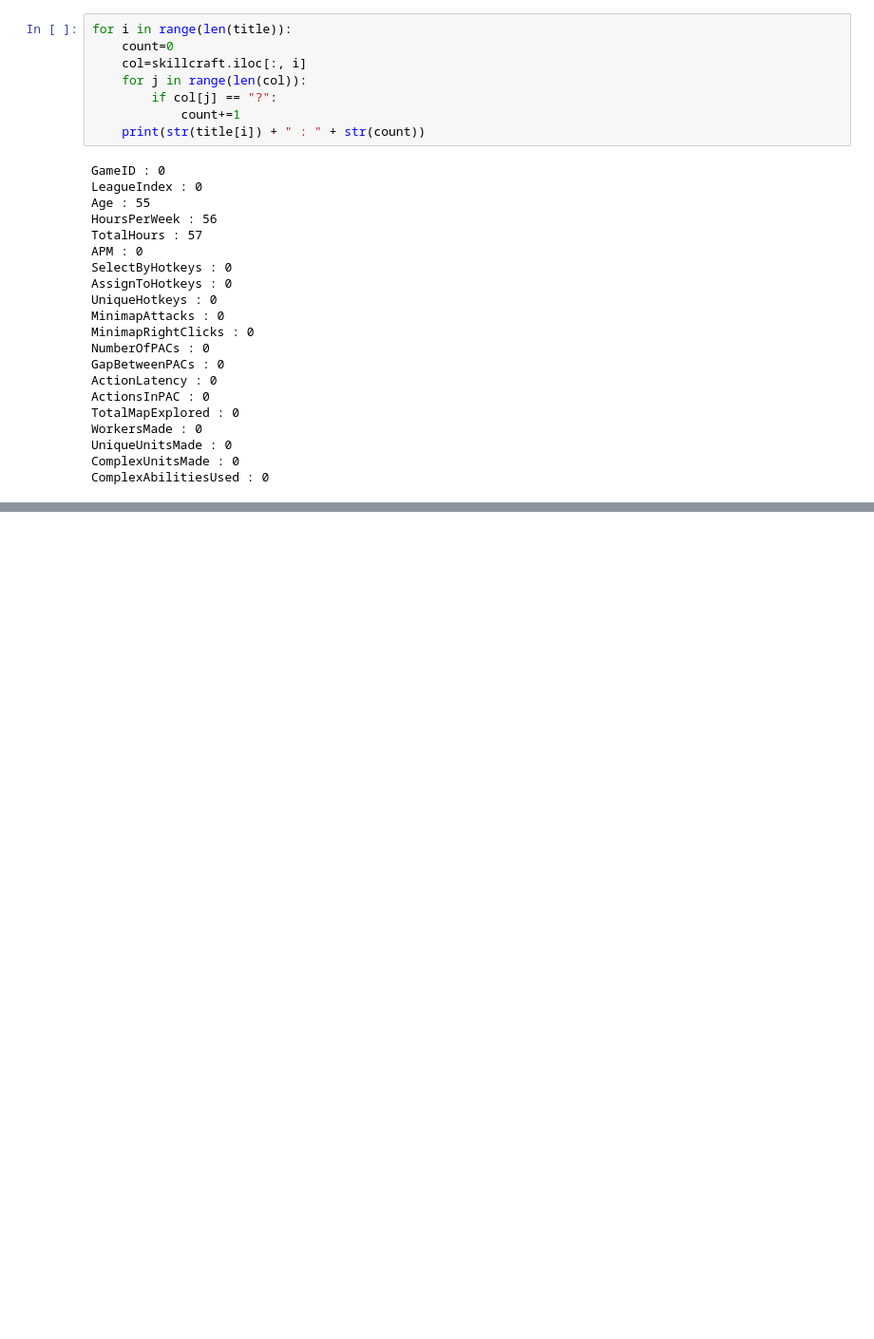
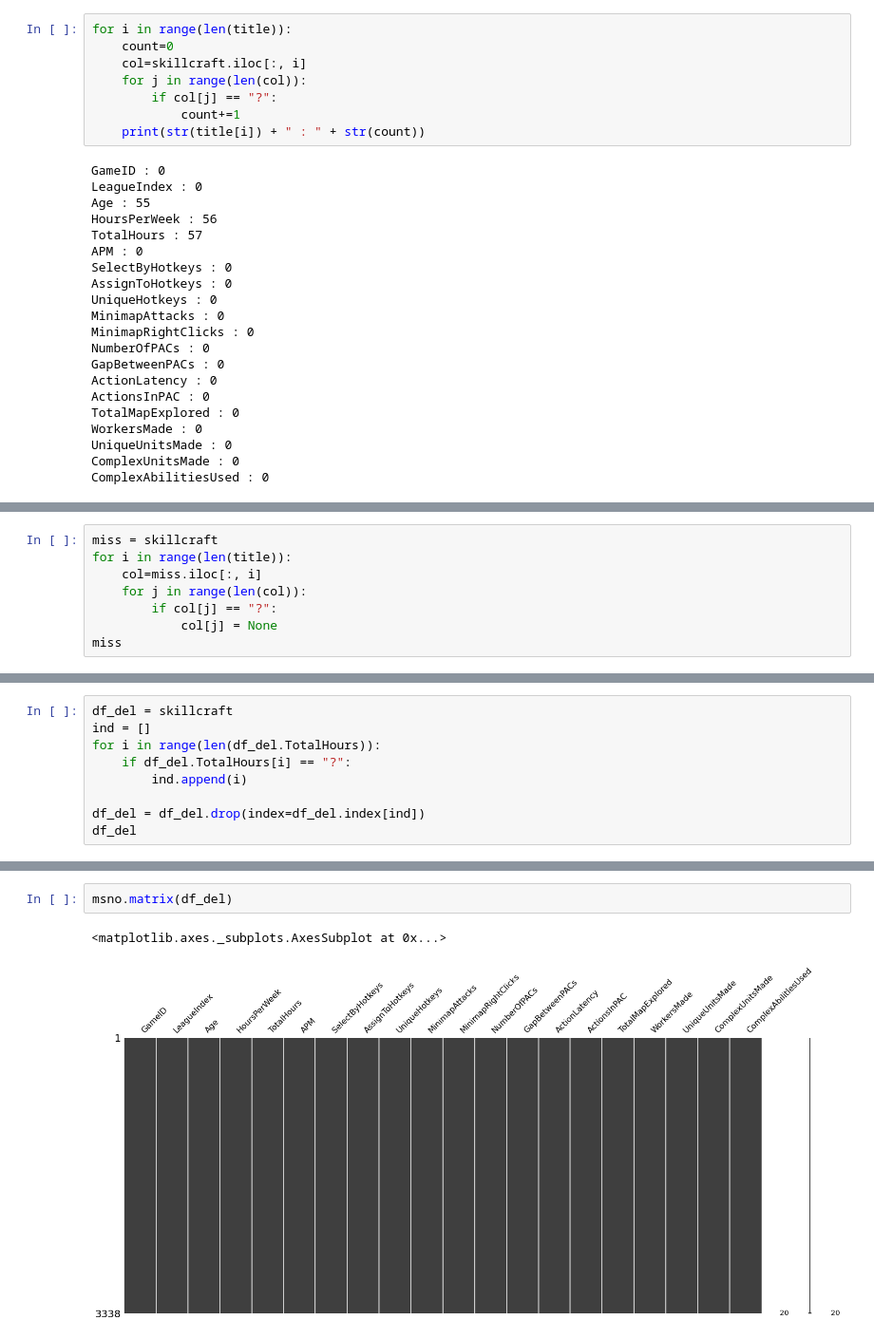
Before and after one commit to JohnyLn/Python_For_Data_Analysis_Skillcraft1, a Jupyter notebook: Skillcraft_Notebook.ipynb, the cells around one changed output, grey strips where cells are left out. Shown at 95% size. Saved outputs shown, nothing was run; the diff lists cells and outputs as text; blank space fills up the shorter version.

```diff
--- a/Skillcraft_Notebook.ipynb
+++ b/Skillcraft_Notebook.ipynb
@@ -82,0 +86,8 @@ ComplexAbilitiesUsed : 0
+# %%
+miss = skillcraft
+for i in range(len(title)):
+    col=miss.iloc[:, i]
+    for j in range(len(col)):
+        if col[j] == "?":
+            col[j] = None
+miss
@@ -82,0 +112,9 @@ ComplexAbilitiesUsed : 0
+# %%
+df_del = skillcraft
+ind = []
+for i in range(len(df_del.TotalHours)):
+    if df_del.TotalHours[i] == "?":
+        ind.append(i)
+
+df_del = df_del.drop(index=df_del.index[ind])
+df_del
@@ -82,0 +135,5 @@ ComplexAbilitiesUsed : 0
+# %%
+msno.matrix(df_del)
+# %% [output]
+<matplotlib.axes._subplots.AxesSubplot at 0x...>
+[figure, added]
```
Also changed, not shown: parts of 4 cells of this notebook.
